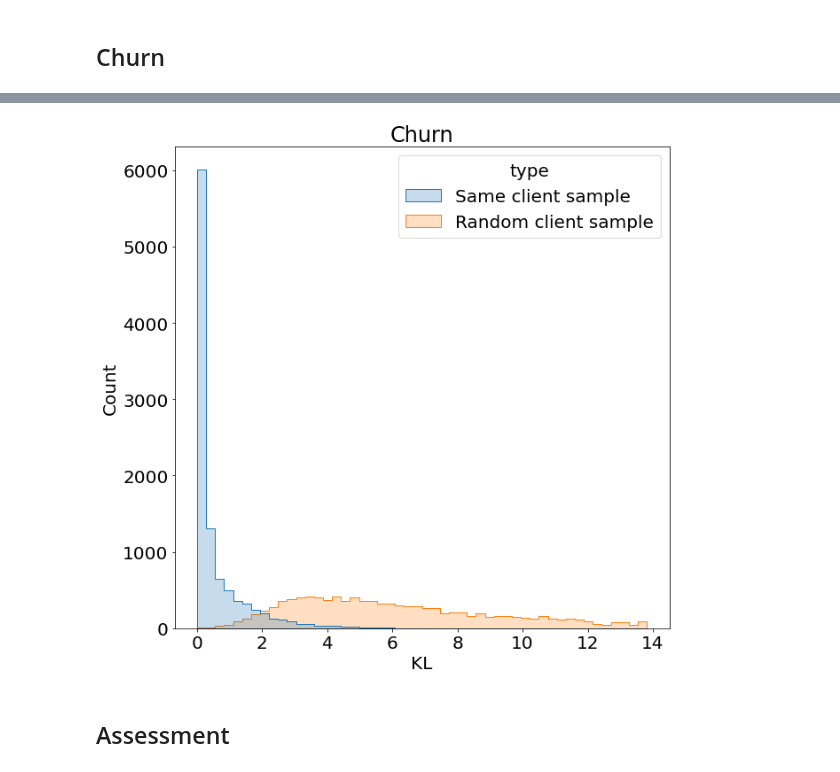
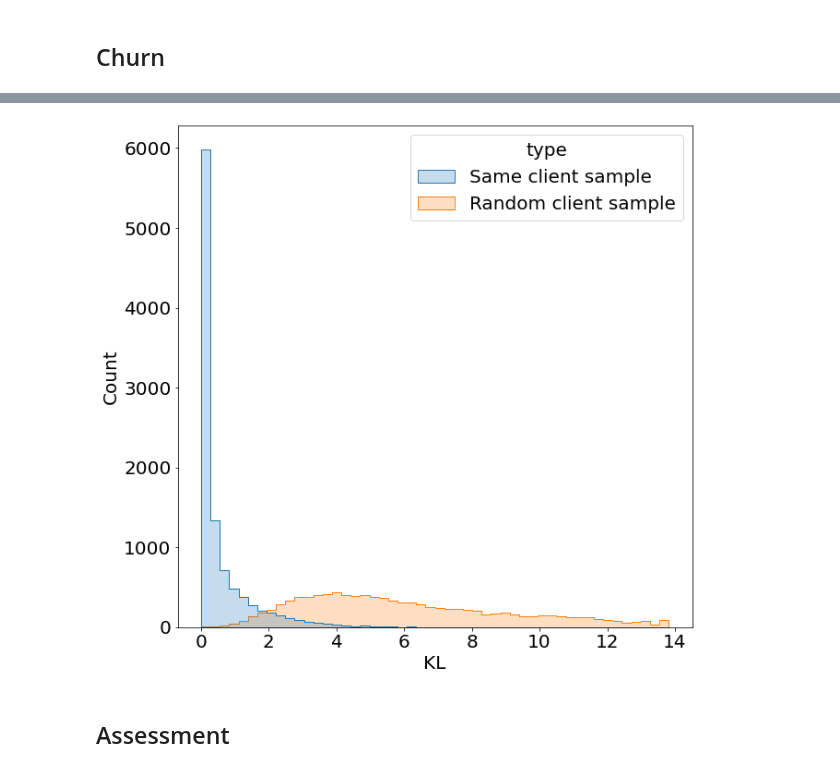
Before and after one commit to dllllb/pytorch-lifestream, a Jupyter notebook: experiments/notebooks/KL_cyclostationary.ipynb, the cells around one changed output, grey strips where cells are left out. Saved outputs shown, nothing was run; the diff lists cells and outputs as text; code cells hidden in the pictures.

```diff
--- a/experiments/notebooks/KL_cyclostationary.ipynb
+++ b/experiments/notebooks/KL_cyclostationary.ipynb
@@ -64,7 +64,7 @@ with mpl.rc_context() as rc:
                       'type': 'Random client sample'}),
     ], axis=0), x="KL", hue="type", bins=50, element='step')
 
-    plt.title('Age group')
+    # plt.title('Age group')
     mpl.pyplot.savefig('kl_age_group.pdf', format='pdf', bbox_inches='tight')
     # plt.show()
 # %% [output]
@@ -121,22 +121,22 @@ for sl_id in range(3):
 # %%
 ix_shuffle = np.random.choice(len(d_slices[0]), len(d_slices[0]), replace=False)
 
 with mpl.rc_context() as rc:
     mpl.rc("figure", figsize=(10, 10))
     mpl.rc('font', size=20)
 
     sns.histplot(pd.concat([
         pd.DataFrame({'KL': kl_distribution(d_slices[0], d_slices[1]).clip(0, None),
                       'type': 'Same client sample'}),
         pd.DataFrame({'KL': kl_distribution(d_slices[0], d_slices[2].iloc[ix_shuffle]).clip(0, None),
                       'type': 'Random client sample'}),
     ], axis=0), x="KL", hue="type", bins=50, element='step')
 
-    plt.title('Churn')
+    # plt.title('Churn')
     mpl.pyplot.savefig('kl_churn.pdf', format='pdf', bbox_inches='tight')
     # plt.show()
 # %% [output]
-[figure, old version]
+[figure, new version]
 # %% [markdown]
 ## Assessment
 # %%
```
Also changed, not shown: parts of 4 cells of this notebook.
